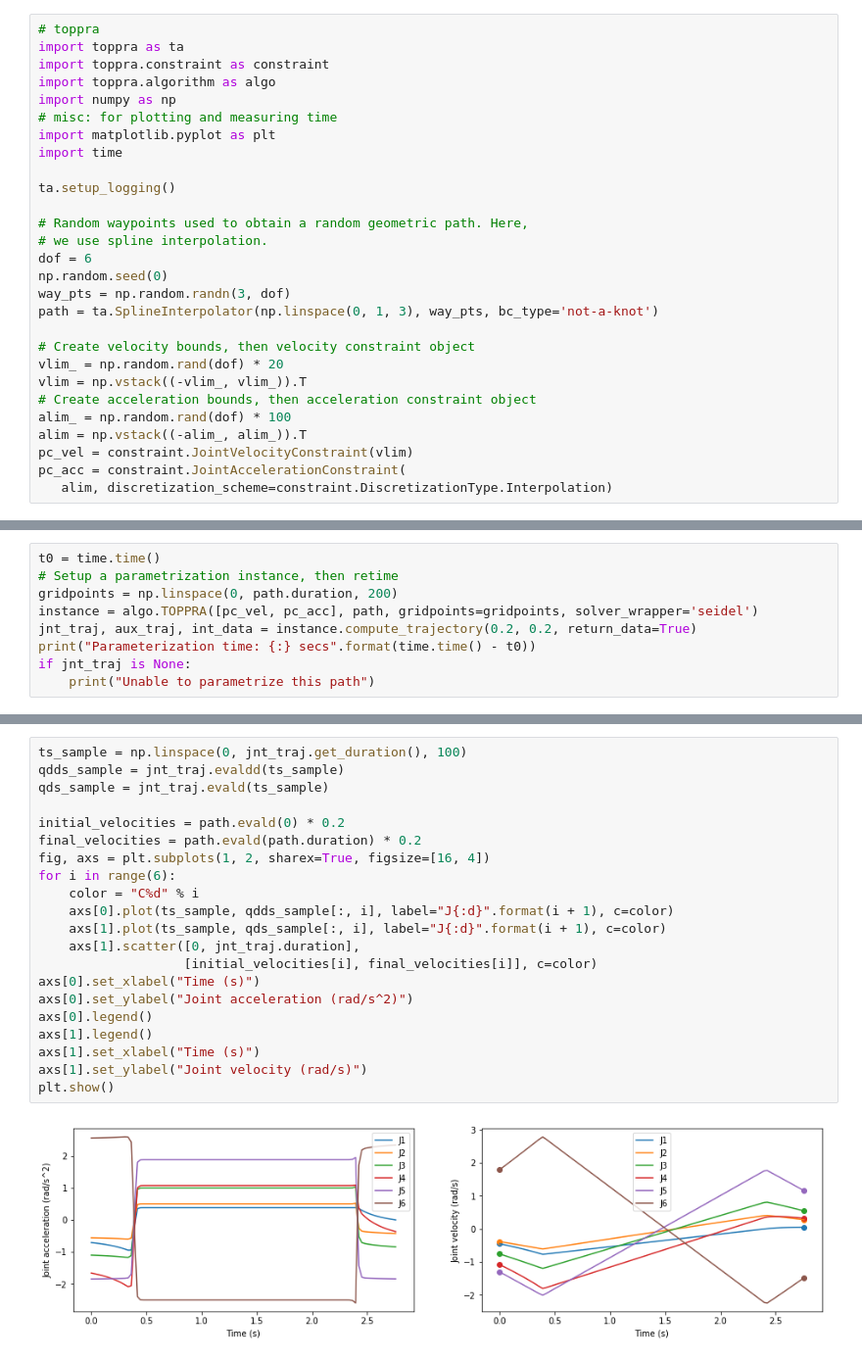
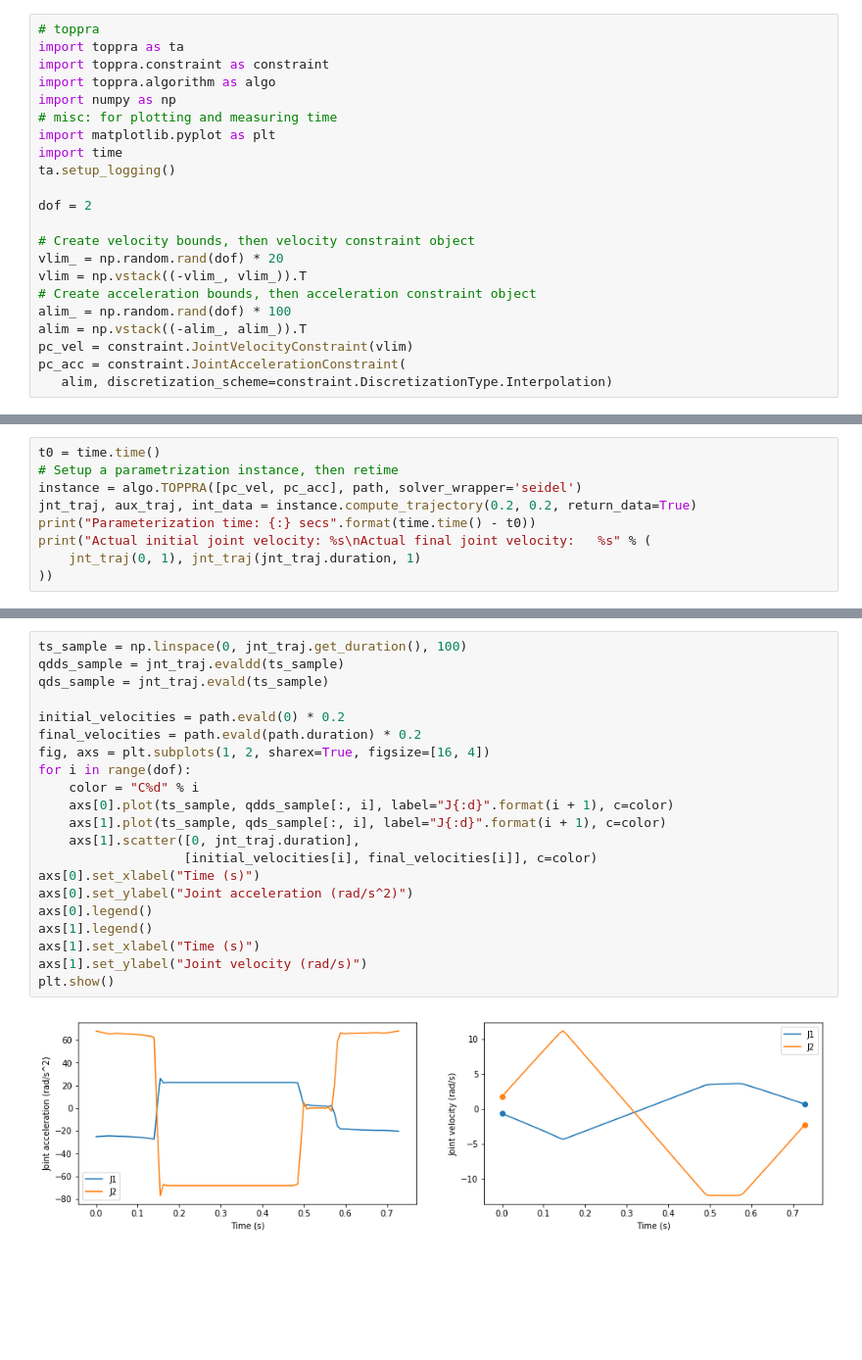
Before and after one commit to hungpham2511/toppra, a Jupyter notebook: docs/source/tutorials/tut3_non_zero_velocities.ipynb, the cells around one changed output, grey strips where cells are left out. Shown at 98% size. Cells and saved outputs as stored; diff of their text form; blank space fills up the shorter version.

Commit message:
update non-zero velocity tutorial

```diff
--- a/docs/source/tutorials/tut3_non_zero_velocities.ipynb
+++ b/docs/source/tutorials/tut3_non_zero_velocities.ipynb
@@ -16,15 +23,9 @@ import numpy as np
 # misc: for plotting and measuring time
 import matplotlib.pyplot as plt
 import time
-
 ta.setup_logging()
 
-# Random waypoints used to obtain a random geometric path. Here,
-# we use spline interpolation.
-dof = 6
-np.random.seed(0)
-way_pts = np.random.randn(3, dof)
-path = ta.SplineInterpolator(np.linspace(0, 1, 3), way_pts, bc_type='not-a-knot')
+dof = 2
 
 # Create velocity bounds, then velocity constraint object
 vlim_ = np.random.rand(dof) * 20
@@ -38,10 +66,10 @@ pc_acc = constraint.JointAccelerationConstraint(
 # %%
 t0 = time.time()
 # Setup a parametrization instance, then retime
-gridpoints = np.linspace(0, path.duration, 200)
-instance = algo.TOPPRA([pc_vel, pc_acc], path, gridpoints=gridpoints, solver_wrapper='seidel')
+instance = algo.TOPPRA([pc_vel, pc_acc], path, solver_wrapper='seidel')
 jnt_traj, aux_traj, int_data = instance.compute_trajectory(0.2, 0.2, return_data=True)
 print("Parameterization time: {:} secs".format(time.time() - t0))
-if jnt_traj is None:
-    print("Unable to parametrize this path")
+print("Actual initial joint velocity: %s\nActual final joint velocity:   %s" % (
+    jnt_traj(0, 1), jnt_traj(jnt_traj.duration, 1)
+))
 # %% [output]
@@ -49,23 +82,23 @@ Parameterization time: 0.0123839378357 secs
 # %%
 ts_sample = np.linspace(0, jnt_traj.get_duration(), 100)
 qdds_sample = jnt_traj.evaldd(ts_sample)
 qds_sample = jnt_traj.evald(ts_sample)
 
 initial_velocities = path.evald(0) * 0.2
 final_velocities = path.evald(path.duration) * 0.2
 fig, axs = plt.subplots(1, 2, sharex=True, figsize=[16, 4])
-for i in range(6):
+for i in range(dof):
     color = "C%d" % i
     axs[0].plot(ts_sample, qdds_sample[:, i], label="J{:d}".format(i + 1), c=color)
     axs[1].plot(ts_sample, qds_sample[:, i], label="J{:d}".format(i + 1), c=color)
     axs[1].scatter([0, jnt_traj.duration],
                    [initial_velocities[i], final_velocities[i]], c=color)
 axs[0].set_xlabel("Time (s)")
 axs[0].set_ylabel("Joint acceleration (rad/s^2)")
 axs[0].legend()
 axs[1].legend()
 axs[1].set_xlabel("Time (s)")
 axs[1].set_ylabel("Joint velocity (rad/s)")
 plt.show()
 # %% [output]
-[figure, old version]
+[figure, new version]
```
Also changed, not shown: parts of 9 cells of this notebook.
